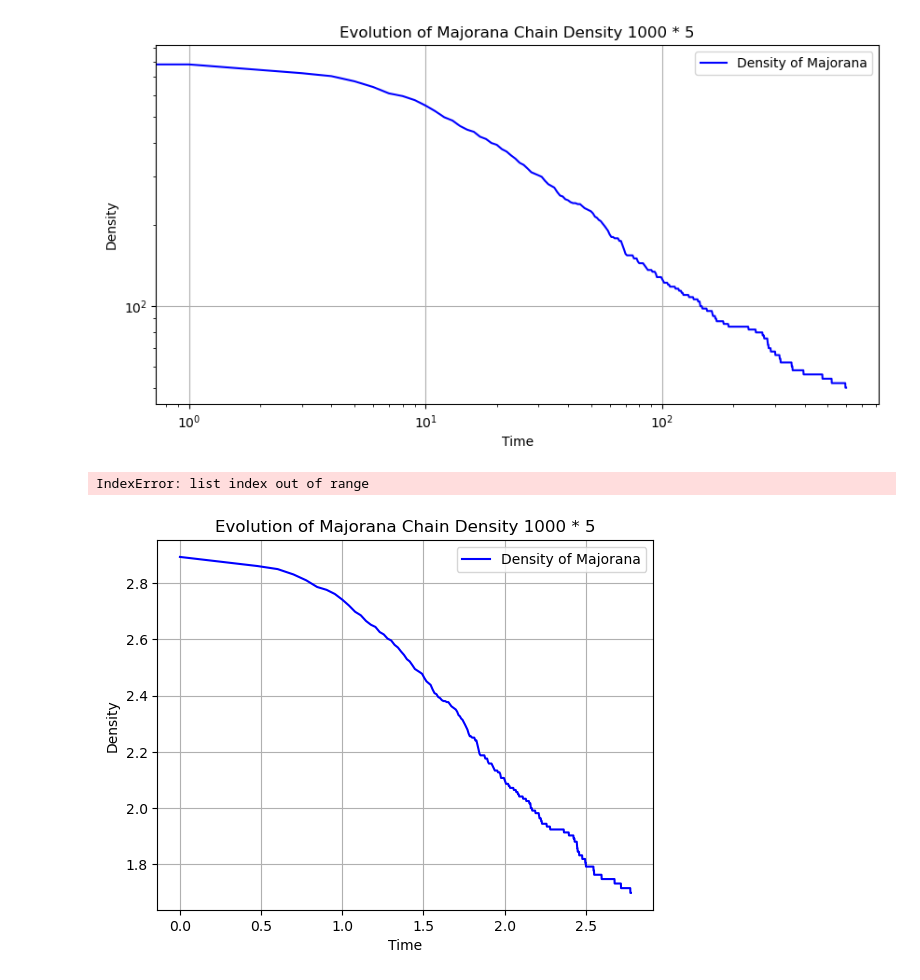
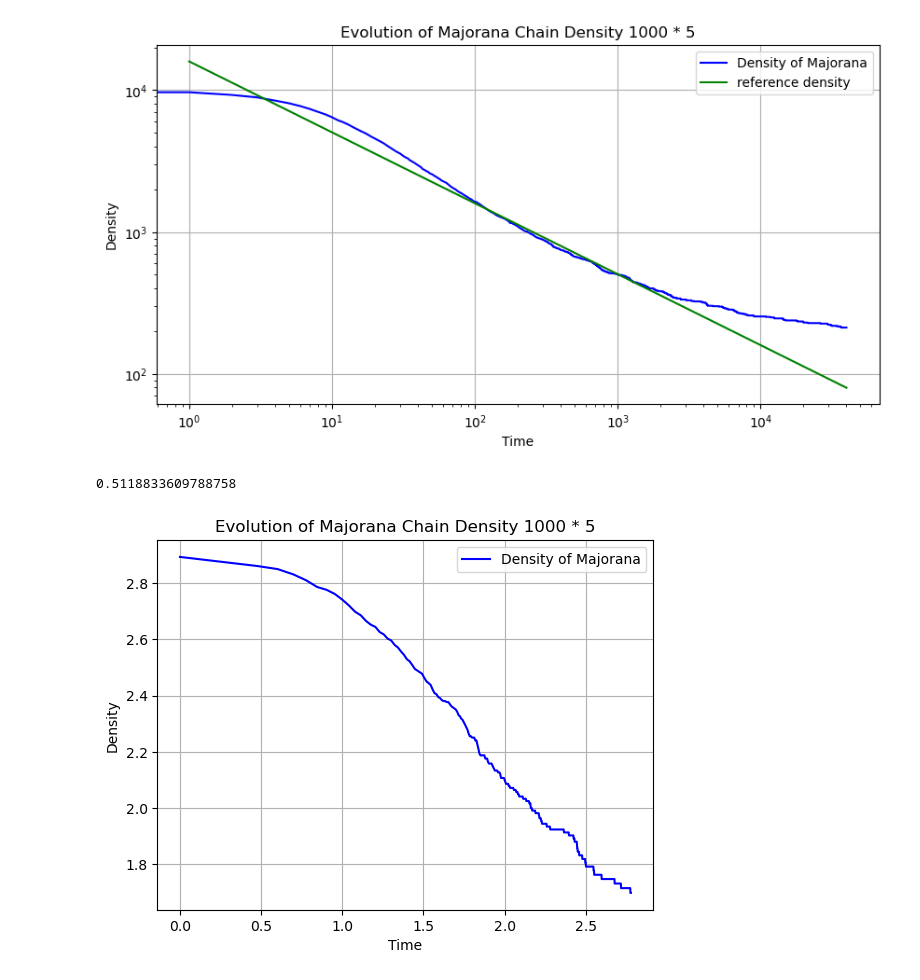
Before and after one commit to toM0dots/Majorana-Braiding, a Jupyter notebook: Majorana-Braiding/Majorana Project/With_annihilation.ipynb, the cells around one changed output. Cells and saved outputs as stored; diff of their text form; code cells hidden in the pictures.

```diff
--- a/Majorana-Braiding/Majorana Project/With_annihilation.ipynb
+++ b/Majorana-Braiding/Majorana Project/With_annihilation.ipynb
@@ -279,36 +279,37 @@ def hopping_annihilate(chain):
     density = N - chain[:,2].tolist().count(None)  # Count the number of empty sites
     return chain, density
 # %%
-chain = chain_builder(10000, 5)
+chain = chain_builder(10000, 4)
 # print(np.where(chain[:, 1] == True)[0])
 # print(500 - chain[:,2].tolist().count(None))
-times, density = evolution_annihilate(chain, t =400000)
+times, density = evolution_annihilate(chain, t =40000)
 # %%
-dens =  np.array(density)/ 50000
+dens =  np.array(density)/ 40000
 tim = np.array(times)
-density_ref = 50000/(math.sqrt(2 * math.pi) * np.sqrt(tim[1:]))
-const =  dens * np.sqrt(8 * np.pi * tim)
+density_ref = 40000/(np.sqrt(2 * np.pi* tim[1:]))
+const =  dens * np.sqrt(2 * np.pi * tim)
 plt.figure(figsize=(10, 5))
 # plt.plot(times, density, label='Density of Majorana', color='blue')
 plt.plot(times, density, label='Density of Majorana', color='blue')
 plt.xscale('log')
 plt.yscale('log')
 # plt. plot(times, const, label='rho * sqrt(8 * pi * t)', color='red')
-# plt.plot(times[1:], density_ref, label='reference density', color='green')
+plt.plot(times[1:], density_ref, label='reference density', color='green')
 
 plt.xlabel('Time')
 plt.ylabel('Density')
 plt.title('Evolution of Majorana Chain Density 1000 * 5')
 # plt.xlim(0,6)
 plt.legend()
 plt.grid()
 plt.show()
 # %% [output]
-[figure, old version]
+[figure, new version]
-# %%
-(density[100]- density[1000])/900
-# %% [output]
-IndexError: list index out of range
+# %%
+density = np.array(density)/ 40000
+(np.log(density[100]) - np.log(density[1000]))/(np.log(1000)- np.log(100))
+# %% [output]
+0.5118833609788758
 # %%
 chain = chain_builder(800, 4)
 # print(np.where(chain[:, 1] == True)[0])
```
